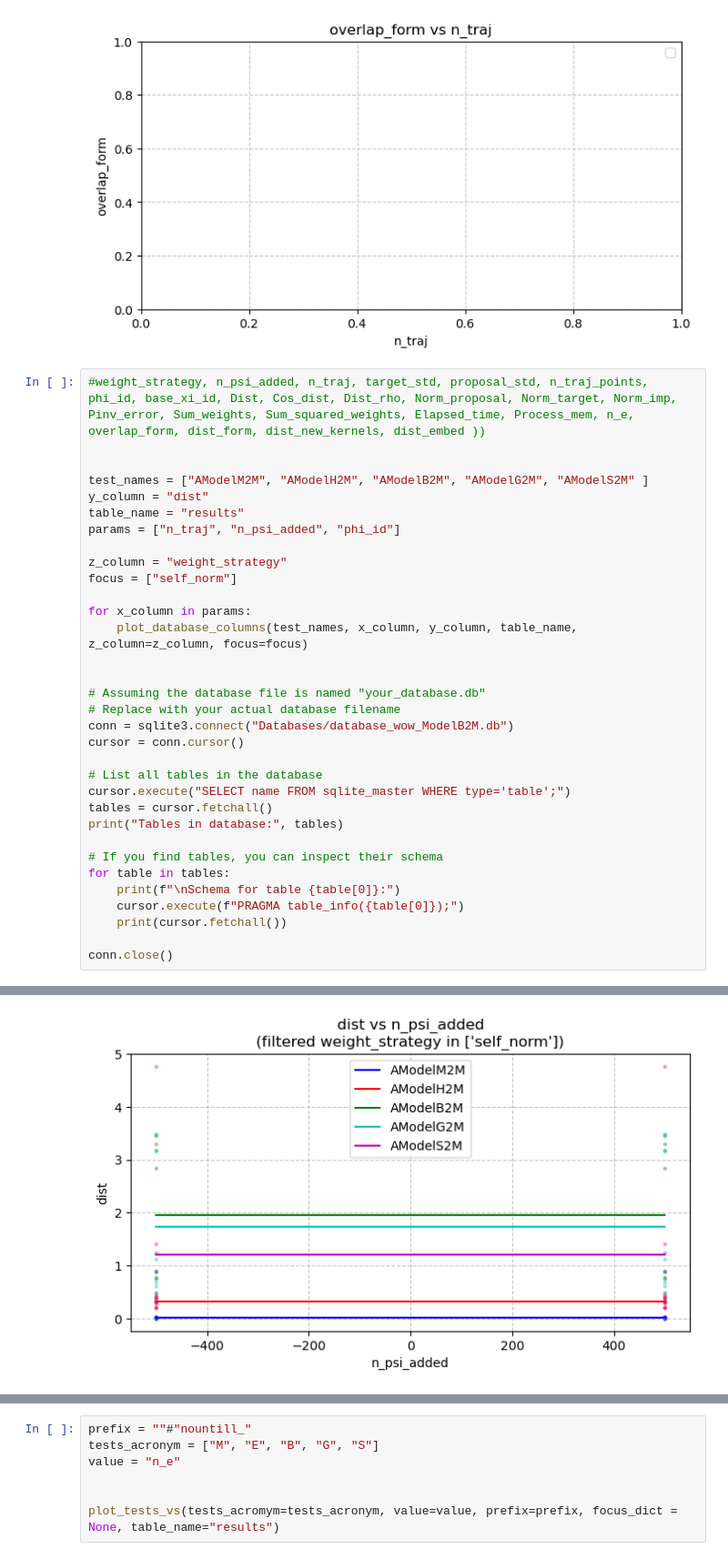
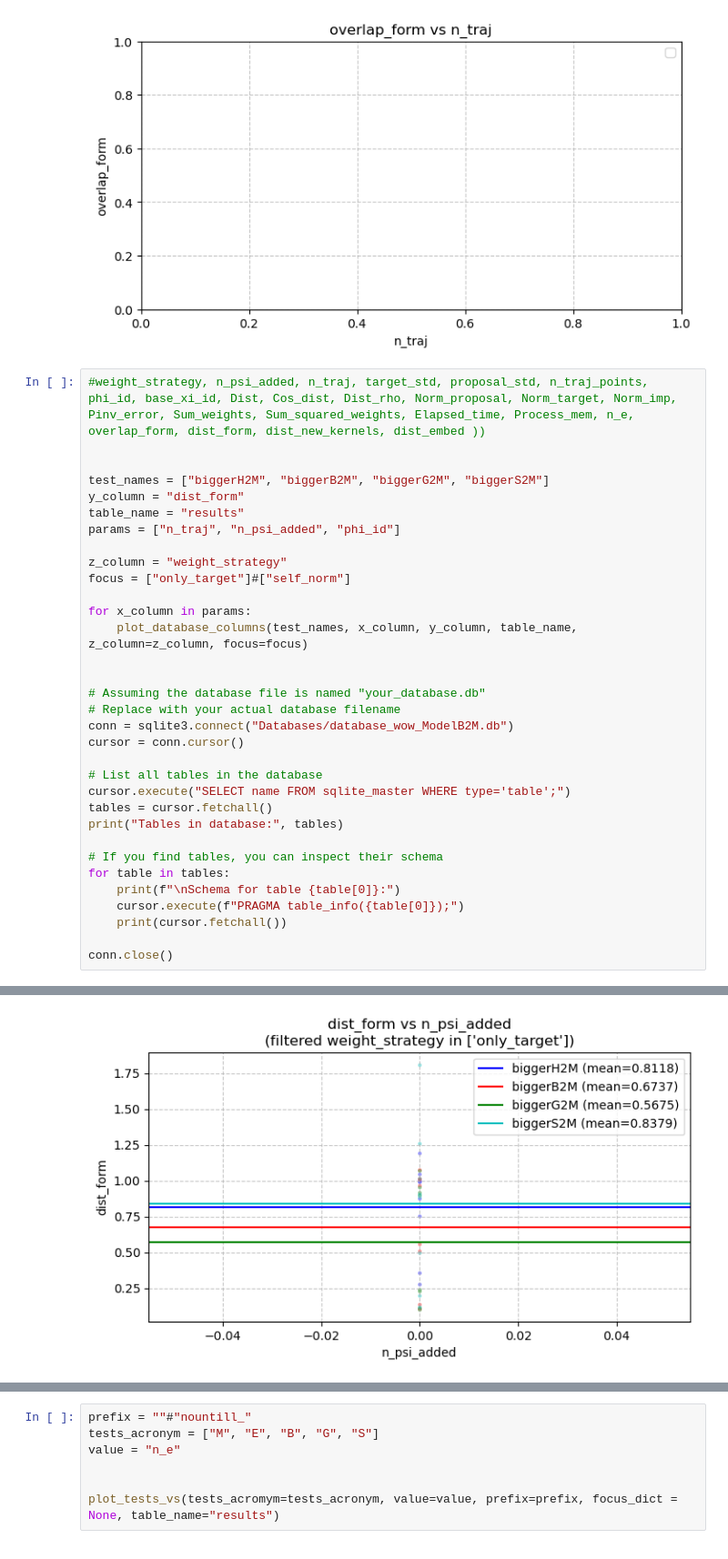
Before and after one commit to Gianmarco-Sarnelli/STL_explainability, a Jupyter notebook: Results_new.ipynb, the cells around one changed output, grey strips where cells are left out. Shown at 91% size. Drawn from its saved outputs; the diff is of its cells as text.

```diff
--- a/Results_new.ipynb
+++ b/Results_new.ipynb
@@ -406,13 +406,13 @@ Statistics Summary:
 #weight_strategy, n_psi_added, n_traj, target_std, proposal_std, n_traj_points, phi_id, base_xi_id, Dist, Cos_dist, Dist_rho, Norm_proposal, Norm_target, Norm_imp, Pinv_error, Sum_weights, Sum_squared_weights, Elapsed_time, Process_mem, n_e, overlap_form, dist_form, dist_new_kernels, dist_embed ))
 
 
-test_names = ["AModelM2M", "AModelH2M", "AModelB2M", "AModelG2M", "AModelS2M" ]
-y_column = "dist"
+test_names = ["biggerH2M", "biggerB2M", "biggerG2M", "biggerS2M"]
+y_column = "dist_form"
 table_name = "results"
 params = ["n_traj", "n_psi_added", "phi_id"]
 
 z_column = "weight_strategy"
-focus = ["self_norm"]
+focus = ["only_target"]#["self_norm"]
 
 for x_column in params:
     plot_database_columns(test_names, x_column, y_column, table_name, z_column=z_column, focus=focus)
@@ -474,4 +474,4 @@ Standard Error = 0.0008
-[figure, old version]
+[figure, new version]
 Statistics Summary:
 --------------------------------------------------
 
```
Also changed, not shown: parts of 1 cell of this notebook, 2 other files.
